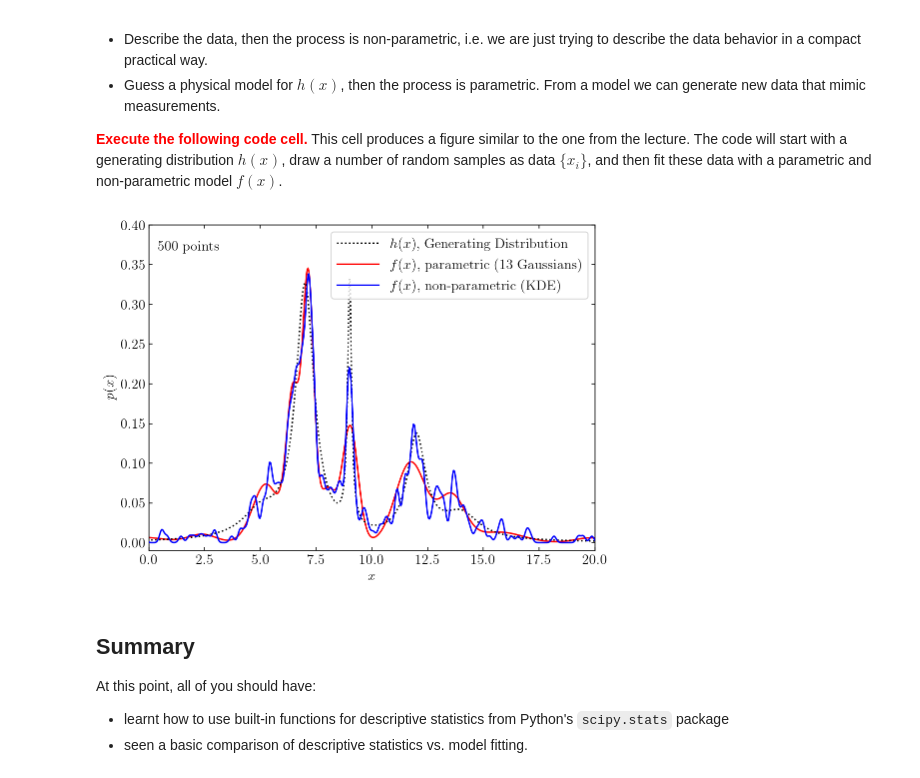
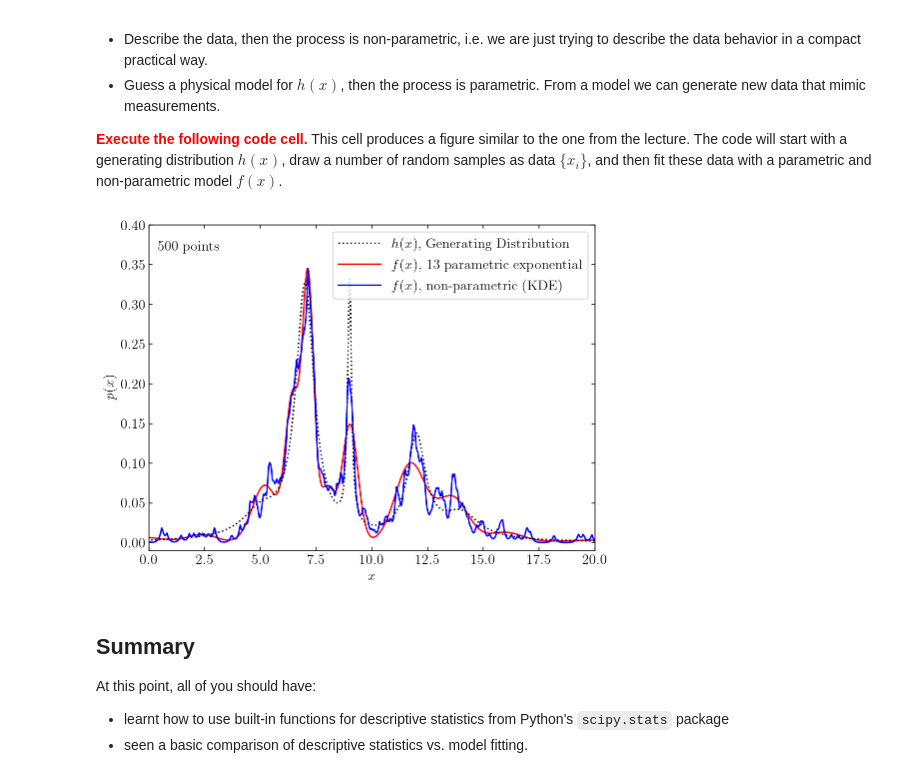
Before and after one commit to SissiChen17/astr3890, a Jupyter notebook: class_notebooks/lecture_3.ipynb, the cells around one changed output. Saved outputs shown, nothing was run; the diff lists cells and outputs as text; code cells hidden in the pictures.

```diff
--- a/class_notebooks/lecture_3.ipynb
+++ b/class_notebooks/lecture_3.ipynb
@@ -181,37 +194,44 @@ fig,ax = plt.subplots(figsize=(8, 6))
 
 xgrid = np.linspace(-10, 30, 1000)
 
+kernel = 'exponential'
 # Compute density with KDE
-kde = KernelDensity(bandwidth=0.1, kernel='gaussian')
+kde = KernelDensity(bandwidth=0.1, kernel=kernel) # can try different kernels 'gaussian','tophat'
 kde.fit(x[:, None])
 dens_kde = np.exp(kde.score_samples(xgrid[:, None]))
 
 # Compute density via Gaussian Mixtures using a pre-defined number of clusters (13)
-gmm = GaussianMixture(n_components=13).fit(x.reshape(-1, 1))
+number_clusters = 5 # 5 looks convincing... as the Cauchy mixture was made with 5 Cauchy distributions!
+
+number_clusters = 77 # some unreasonable high number - the algorithm just does what you request!
+
+number_clusters = 13 #had 13 initially for the plot in the lecture slides
+
+gmm = GaussianMixture(n_components=number_clusters).fit(x.reshape(-1, 1))
 logprob = gmm.score_samples(xgrid.reshape(-1, 1))
 fx = lambda j : np.exp(gmm.score_samples(j.reshape(-1, 1)))
 
 # plot the results
 ax.plot(xgrid, hx(xgrid), ':', color='black', zorder=3,
             label="$h(x)$, Generating Distribution")
 ax.plot(xgrid, fx(np.array(xgrid)), '-', color='red',
-            label="$f(x)$, parametric (13 Gaussians)")
+            label="$f(x)$, %i parametric %s "% (number_clusters,kernel))
 ax.plot(xgrid, dens_kde, '-', color='blue', zorder=3,
             label="$f(x)$, non-parametric (KDE)")
 
 # label the plot
 ax.text(0.02, 0.95, "%i points" % N, ha='left', va='top',
             transform=ax.transAxes)
 ax.set_ylabel('$p(x)$',fontsize=14)
 ax.legend(loc='upper right')
 
 ax.set_xlabel('$x$',fontsize=14)
 ax.set_xlim(0, 20)
 ax.set_ylim(-0.01, 0.4001)
 
 plt.show()
 # %% [output]
-[figure, old version]
+[figure, new version]
 # %% [markdown]
 ## Summary <a class="anchor" id="third-bullet"></a>
 
```
Also changed, not shown: parts of 2 cells of this notebook.
